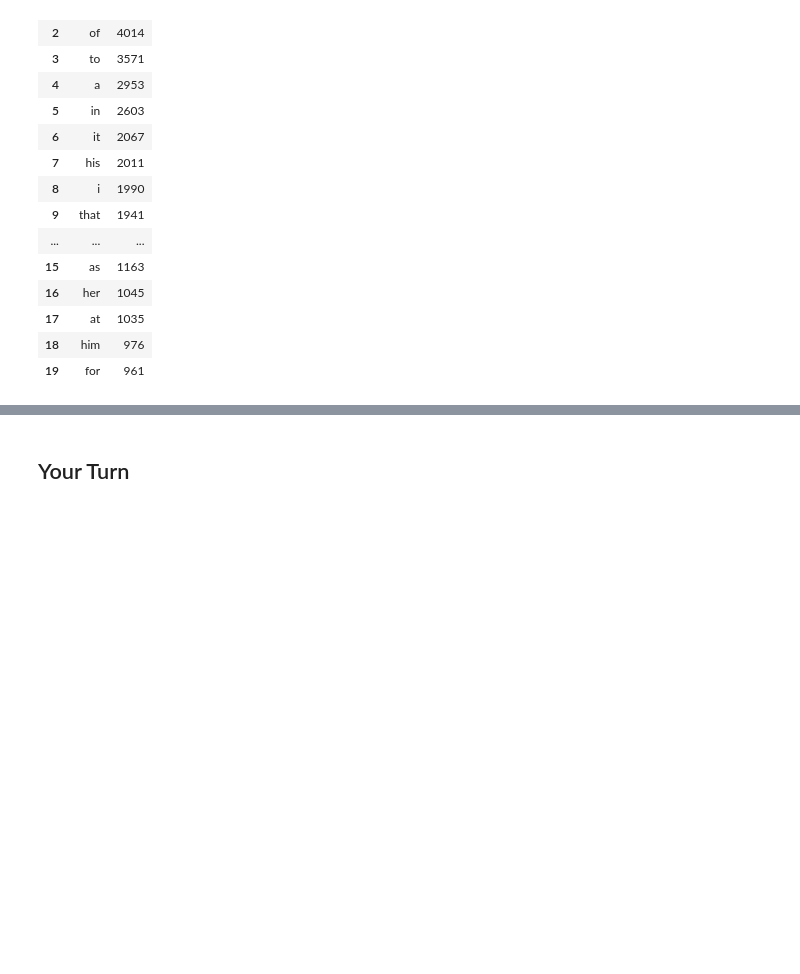
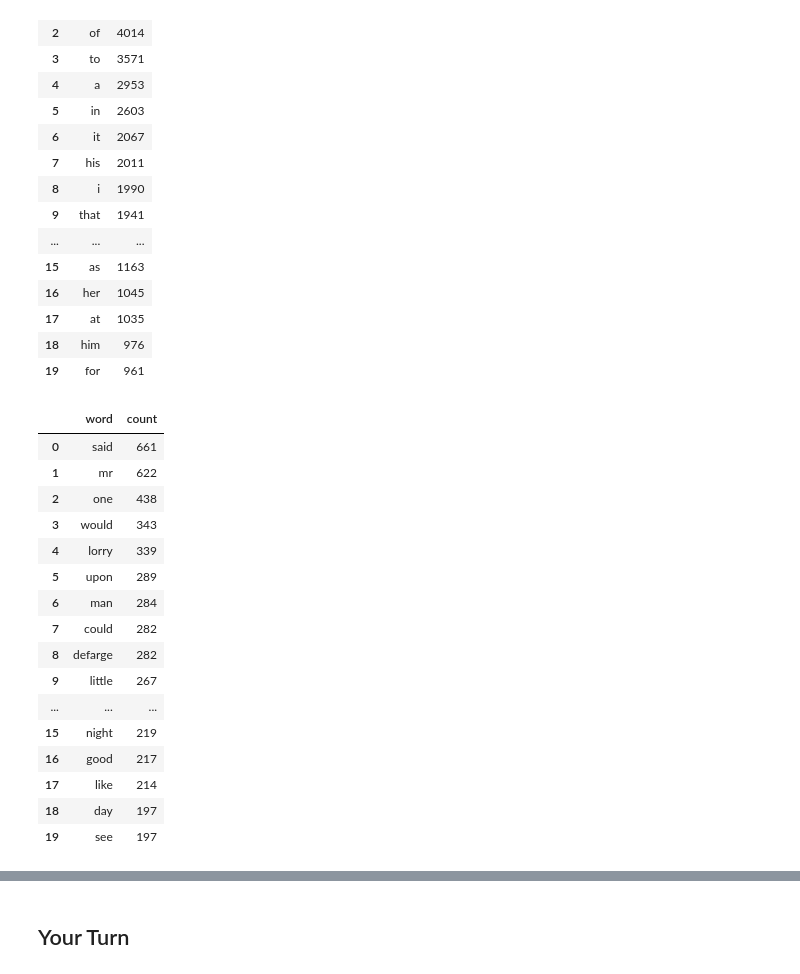
Before and after one commit to UW-Madison-Digital-Scholarship-Hub/text-and-data, a Jupyter notebook: 03-Tokenization/Whats-in-a-Word.ipynb, the cells around one changed output, grey strips where cells are left out. Drawn from its saved outputs; the diff is of its cells as text; code cells hidden in the pictures; blank space fills up the shorter version.

```diff
--- a/03-Tokenization/Whats-in-a-Word.ipynb
+++ b/03-Tokenization/Whats-in-a-Word.ipynb
@@ -104,3 +139,50 @@ word_counts(dickens).head(20) # show the top 20 words in the list of words
 | 17 | at | 1035 |
 | 18 | him | 976 |
 | 19 | for | 961 |
+# %%
+# We'll create a function that removes stop words from a given text
+import nltk
+from nltk.corpus import stopwords
+
+nltk.download('stopwords', quiet=True) # downloads NLTK's stop word lists if needed
+
+def remove_stop_words(text, stop_words=None):
+    """Return the text as a lowercase string of words with stop words removed."""
+    # gutenbergpy returns bytes, so decode if needed
+    if isinstance(text, bytes):
+        text = text.decode("utf-8")
+
+    # use NLTK's English stop word list unless we pass in our own
+    if stop_words is None:
+        stop_words = set(stopwords.words('english'))
+
+    # swap curly apostrophes for straight ones so contractions match the stop word list
+    text = text.lower().replace("\u2019", "'")
+
+    # split into words the same way word_counts does, then drop the stop words
+    words = re.findall(r"[a-z]+(?:'[a-z]+)?", text)
+    kept = [word for word in words if word not in stop_words]
+
+    return " ".join(kept) # join back into a string so it can go into word_counts
+# %%
+# Now let's look at the top 20 words in A Tale of Two Cities without the stop words
+dickens_no_stops = remove_stop_words(dickens)
+word_counts(dickens_no_stops).head(20)
+# %% [output]
+|  | word | count |
+| 0 | said | 661 |
+| 1 | mr | 622 |
+| 2 | one | 438 |
+| 3 | would | 343 |
+| 4 | lorry | 339 |
+| 5 | upon | 289 |
+| 6 | man | 284 |
+| 7 | could | 282 |
+| 8 | defarge | 282 |
+| 9 | little | 267 |
+| ... | ... | ... |
+| 15 | night | 219 |
+| 16 | good | 217 |
+| 17 | like | 214 |
+| 18 | day | 197 |
+| 19 | see | 197 |
```
Also changed, not shown: parts of 22 cells of this notebook.
